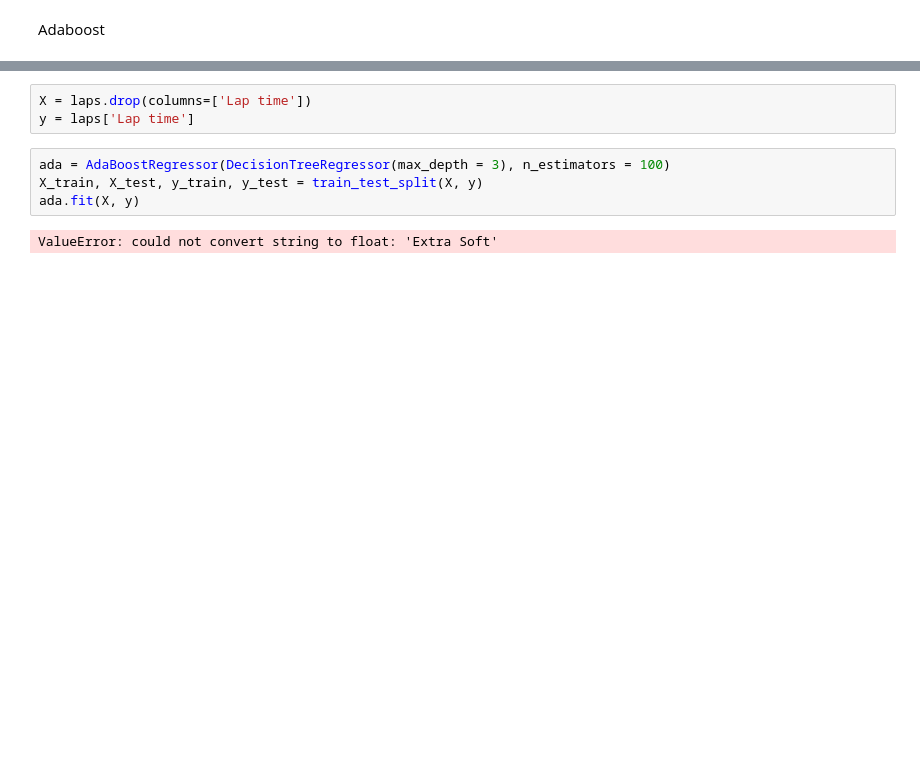
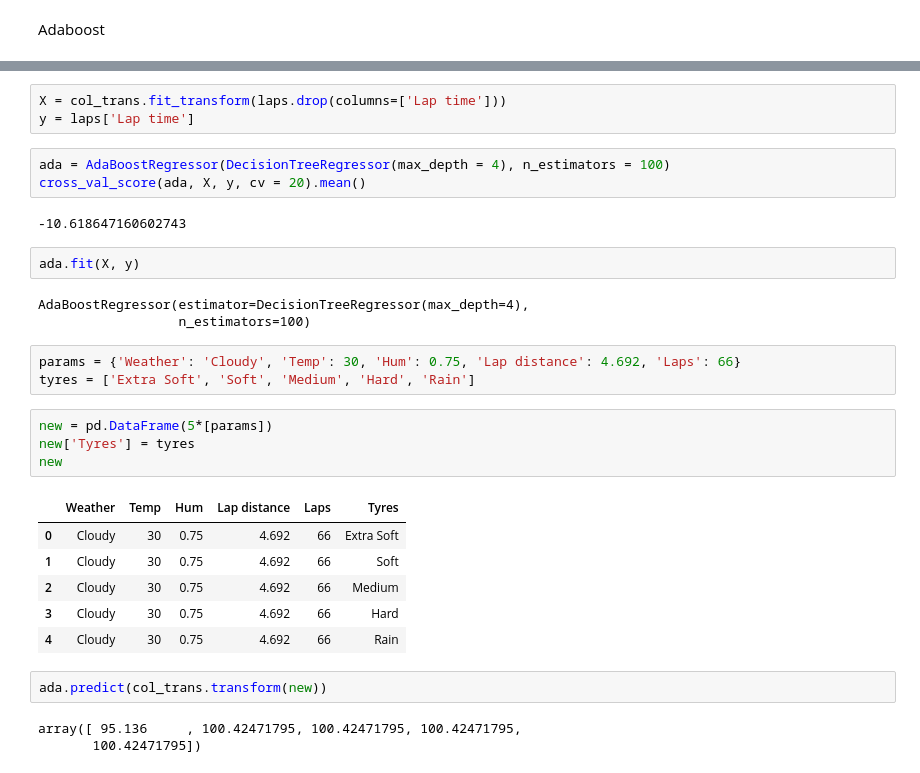
Before and after one commit to freire-guido/gpro, a Jupyter notebook: learning.ipynb, the cells around one changed output, grey strips where cells are left out. Drawn from its saved outputs; the diff is of its cells as text; blank space fills up the shorter version.

```diff
--- a/learning.ipynb
+++ b/learning.ipynb
@@ -64,11 +75,34 @@ from sklearn.model_selection import train_test_split
 from sklearn.tree import DecisionTreeRegressor
 from sklearn.ensemble import AdaBoostRegressor
 # %%
-X = laps.drop(columns=['Lap time'])
+X = col_trans.fit_transform(laps.drop(columns=['Lap time']))
 y = laps['Lap time']
 # %%
-ada = AdaBoostRegressor(DecisionTreeRegressor(max_depth = 3), n_estimators = 100)
-X_train, X_test, y_train, y_test = train_test_split(X, y)
-ada.fit(X, y)
+ada = AdaBoostRegressor(DecisionTreeRegressor(max_depth = 4), n_estimators = 100)
+cross_val_score(ada, X, y, cv = 20).mean()
 # %% [output]
-ValueError: could not convert string to float: 'Extra Soft'
+-10.618647160602743
+# %%
+ada.fit(X, y)
+# %% [output]
+AdaBoostRegressor(estimator=DecisionTreeRegressor(max_depth=4),
+                  n_estimators=100)
+# %%
+params = {'Weather': 'Cloudy', 'Temp': 30, 'Hum': 0.75, 'Lap distance': 4.692, 'Laps': 66}
+tyres = ['Extra Soft', 'Soft', 'Medium', 'Hard', 'Rain']
+# %%
+new = pd.DataFrame(5*[params])
+new['Tyres'] = tyres
+new
+# %% [output]
+|  | Weather | Temp | Hum | Lap distance | Laps | Tyres |
+| 0 | Cloudy | 30 | 0.75 | 4.692 | 66 | Extra Soft |
+| 1 | Cloudy | 30 | 0.75 | 4.692 | 66 | Soft |
+| 2 | Cloudy | 30 | 0.75 | 4.692 | 66 | Medium |
+| 3 | Cloudy | 30 | 0.75 | 4.692 | 66 | Hard |
+| 4 | Cloudy | 30 | 0.75 | 4.692 | 66 | Rain |
+# %%
+ada.predict(col_trans.transform(new))
+# %% [output]
+array([ 95.136     , 100.42471795, 100.42471795, 100.42471795,
+       100.42471795])
```
Also changed, not shown: parts of 5 cells of this notebook, 1 other file.
